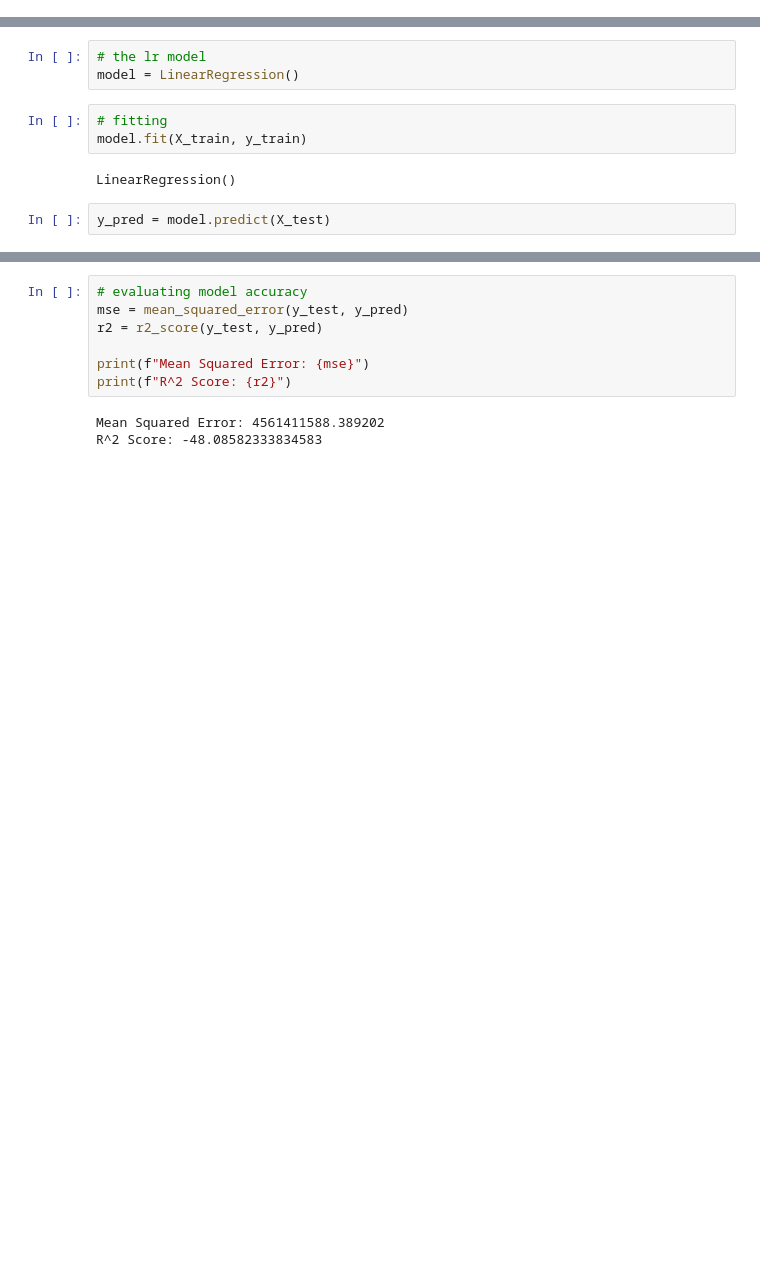
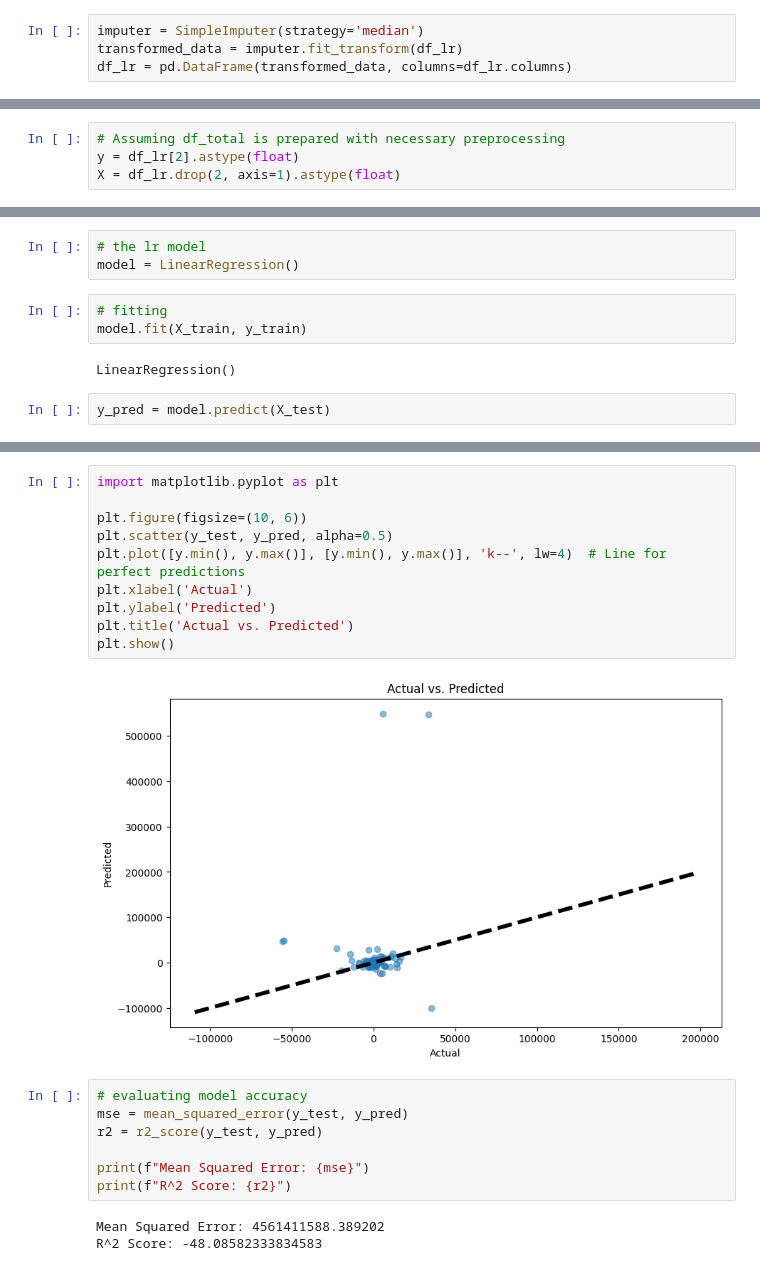
Before and after one commit to FlavienS6/project_voting, a Jupyter notebook: final_project.ipynb, the cells around one changed output, grey strips where cells are left out. Cells and saved outputs as stored; diff of their text form; blank space fills up the shorter version.

```diff
--- a/final_project.ipynb
+++ b/final_project.ipynb
@@ -323,3 +323,7 @@ missing_indicator_county_name_WYTHE              0
 missing_indicator_county_name_YORK               0
 Length: 659, dtype: int64
 0
+# %%
+imputer = SimpleImputer(strategy='median')
+transformed_data = imputer.fit_transform(df_lr)
+df_lr = pd.DataFrame(transformed_data, columns=df_lr.columns)
@@ -325,0 +348,4 @@ Length: 659, dtype: int64
+# %%
+# Assuming df_total is prepared with necessary preprocessing
+y = df_lr[2].astype(float)
+X = df_lr.drop(2, axis=1).astype(float)
@@ -339,3 +417,15 @@ y_pred = model.predict(X_test)
+# %%
+import matplotlib.pyplot as plt
+
+plt.figure(figsize=(10, 6))
+plt.scatter(y_test, y_pred, alpha=0.5)
+plt.plot([y.min(), y.max()], [y.min(), y.max()], 'k--', lw=4)  # Line for perfect predictions
+plt.xlabel('Actual')
+plt.ylabel('Predicted')
+plt.title('Actual vs. Predicted')
+plt.show()
+# %% [output]
+[figure, added]
 # %%
 # evaluating model accuracy
 mse = mean_squared_error(y_test, y_pred)
```
Also changed, not shown: parts of 10 cells of this notebook.
